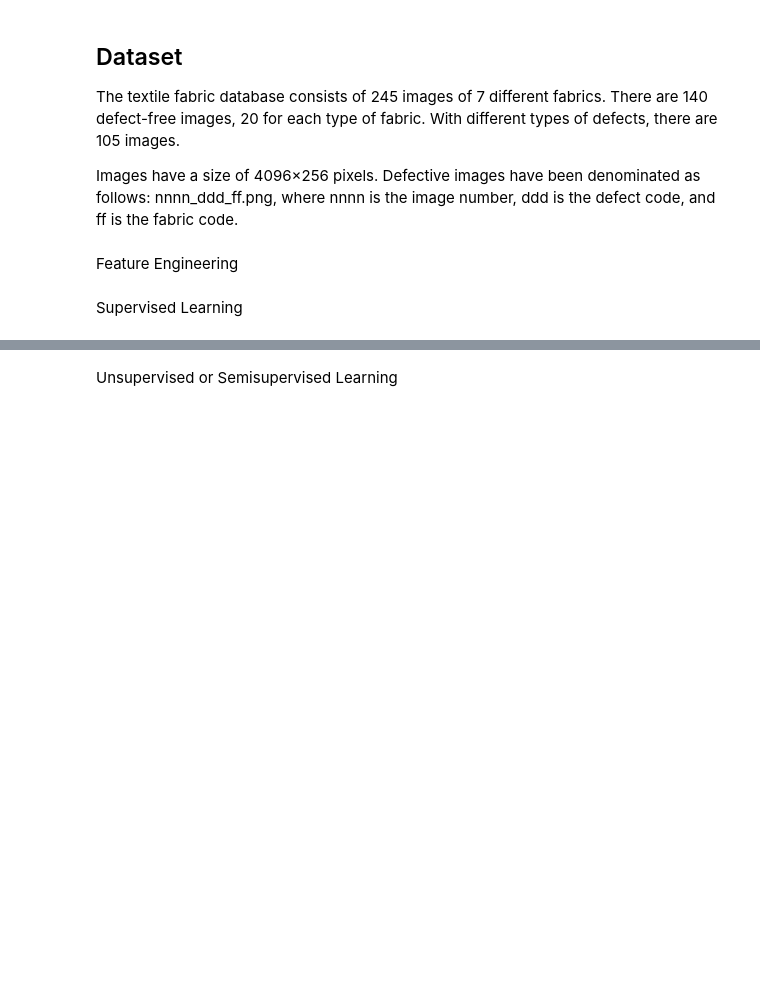
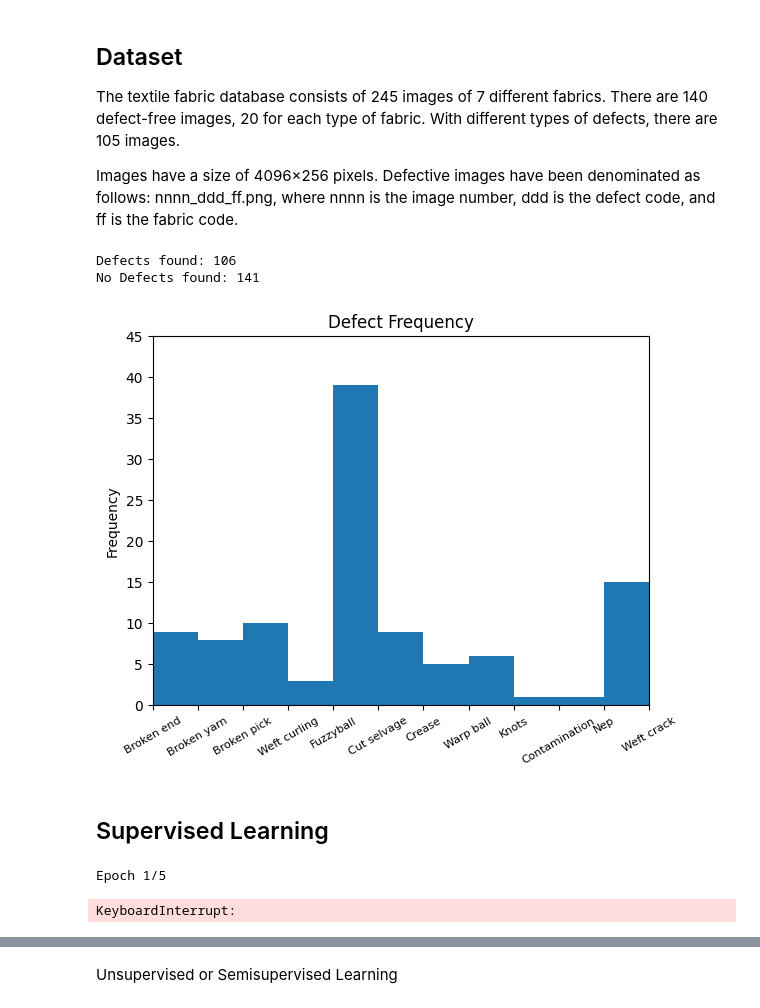
Before and after one commit to jobymcoby/LooprProject, a Jupyter notebook: notebooks/Demo.ipynb, the cells around one changed output, grey strips where cells are left out. Saved outputs shown, nothing was run; the diff lists cells and outputs as text; code cells hidden in the pictures; blank space fills up the shorter version.

Commit message:
model metrics

```diff
--- a/notebooks/Demo.ipynb
+++ b/notebooks/Demo.ipynb
@@ -35,4 +15,24 @@ no_defect_file_paths = gather_filenames(no_defect_images_folder)
 The textile fabric database consists of 245 images of 7 different fabrics. There are 140 defect-free images, 20 for each type of fabric. With different types of defects, there are 105 images.
 
 Images have a size of 4096×256 pixels. Defective images have been denominated as follows: nnnn_ddd_ff.png, where nnnn is the image number, ddd is the defect code, and ff is the fabric code.
+# %%
+dataset_folder = "../archive"
+no_defect_images_folder = os.path.join(dataset_folder, "NODefect_images")
+defect_images_folder = os.path.join(dataset_folder, "Defect_images")
+mask_images_folder = os.path.join(dataset_folder, "Mask_images")
+
+def gather_filenames(mypath: os.path) -> list[str]:
+    filepaths = []
+    for path, _, files in os.walk(mypath):
+        for name in files:
+            filepaths.append(os.path.join(path, name))
+    return filepaths
+
+defect_file_paths = gather_filenames(defect_images_folder)
+no_defect_file_paths = gather_filenames(no_defect_images_folder)
+
+print(f'Defects found: {len(defect_file_paths)}\nNo Defects found: {len(no_defect_file_paths)}')
+# %% [output]
+Defects found: 106
+No Defects found: 141
 # %%
@@ -68,7 +68,0 @@ df['defect'] = df['defect'].map(lambda x: DEFECT_ENCODINGS[x])
-# %%
-x = df['filepath'].to_numpy()
-
-enc = OneHotEncoder()
-enc.fit([[i] for i in df['defect']])
-
-y = enc.transform([[i] for i in df['defect']]).toarray()
@@ -86,4 +69,23 @@ image_ds = file_ds.map(process_img)
-# %% [markdown]
-Feature Engineering
-# %% [markdown]
-Supervised Learning
+# %%
+# Files names to image dataset
+defect_image_df = extract_labels(defect_file_paths)
+no_defect_image_df = extract_labels(no_defect_file_paths)
+
+# Select Defects to encode
+defect_image_df['defect'] = defect_image_df['defect'].map(lambda x: DEFECT_ENCODINGS[x])
+no_defect_image_df['defect'] = no_defect_image_df['defect'].map(lambda x: DEFECT_ENCODINGS[x])
+image_df = pd.concat([defect_image_df, no_defect_image_df])
+# %%
+ax = defect_image_df['defect'].plot(
+    kind='hist',
+    bins=11,
+    xlim=(1,12),
+    ylim=(0,45),
+    title='Defect Frequency'
+  )
+plt.xticks(range(1,len(DEFECT_CODES)), list(DEFECT_CODES.values())[1:])
+
+ax.xaxis.set_tick_params(rotation=30, labelsize=8)
+plt.gca().spines[['top', 'right',]].set_visible(True)
+# %% [output]
+[figure, added]
@@ -89,0 +153,2 @@ Supervised Learning
+# %% [markdown]
+## Supervised Learning
@@ -89,0 +174,5 @@ Supervised Learning
+# %%
+history = head_model.fit(train_ds, epochs= 5, validation_data= val_ds)
+# %% [output]
+Epoch 1/5
+KeyboardInterrupt:
```
Also changed, not shown: parts of 22 cells of this notebook.
